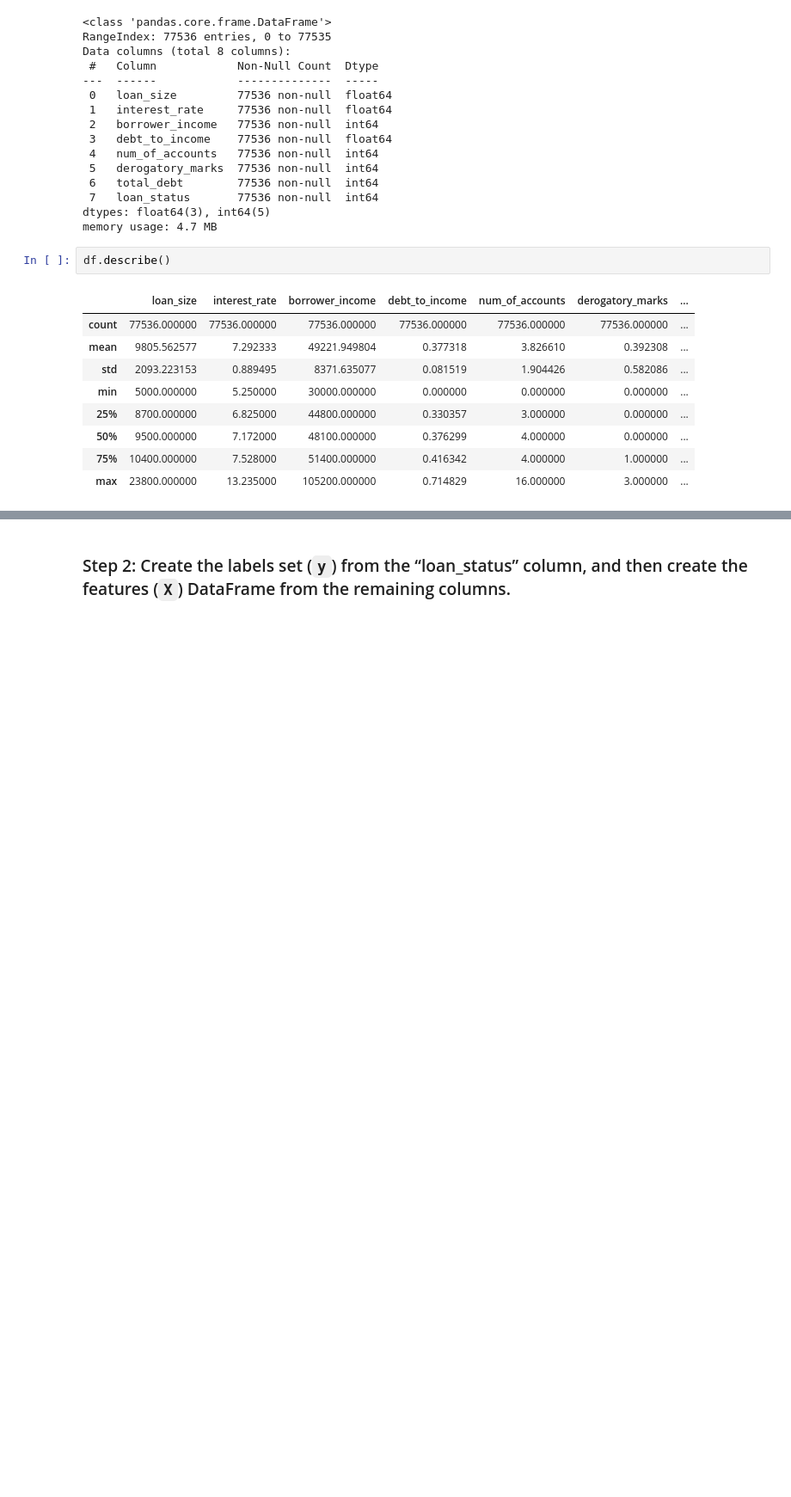
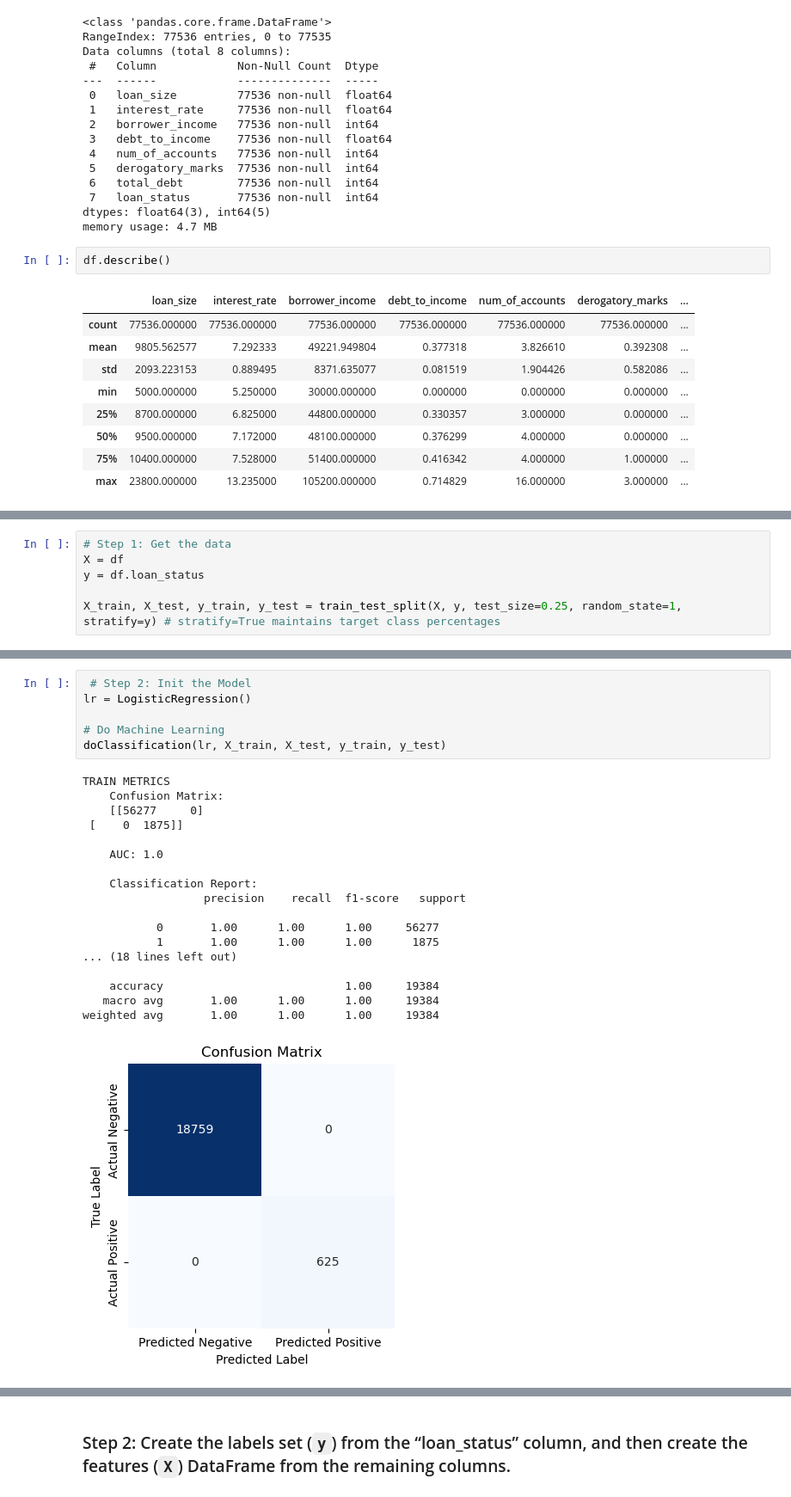
Before and after one commit to DanteCubit/ds_module_20_Credit_Risk_Classification, a Jupyter notebook: Credit_Risk/credit_risk_classification.ipynb, the cells around one changed output, grey strips where cells are left out. Shown: that part at 86% size. Drawn from its saved outputs; the diff is of its cells as text; blank space fills up the shorter version.

```diff
--- a/Credit_Risk/credit_risk_classification.ipynb
+++ b/Credit_Risk/credit_risk_classification.ipynb
@@ -72,0 +140,6 @@ df.describe()
+# %%
+# Step 1: Get the data
+X = df
+y = df.loan_status
+
+X_train, X_test, y_train, y_test = train_test_split(X, y, test_size=0.25, random_state=1, stratify=y) # stratify=True maintains target class percentages
@@ -72,0 +228,25 @@ df.describe()
+# %%
+ # Step 2: Init the Model
+lr = LogisticRegression()
+
+# Do Machine Learning
+doClassification(lr, X_train, X_test, y_train, y_test)
+# %% [output]
+TRAIN METRICS
+    Confusion Matrix:
+    [[56277     0]
+ [    0  1875]]
+
+    AUC: 1.0
+
+    Classification Report:
+                  precision    recall  f1-score   support
+
+           0       1.00      1.00      1.00     56277
+           1       1.00      1.00      1.00      1875
+... (18 lines left out)
+
+    accuracy                           1.00     19384
+   macro avg       1.00      1.00      1.00     19384
+weighted avg       1.00      1.00      1.00     19384
+[figure, added]
```
Also changed, not shown: parts of 20 cells of this notebook.
